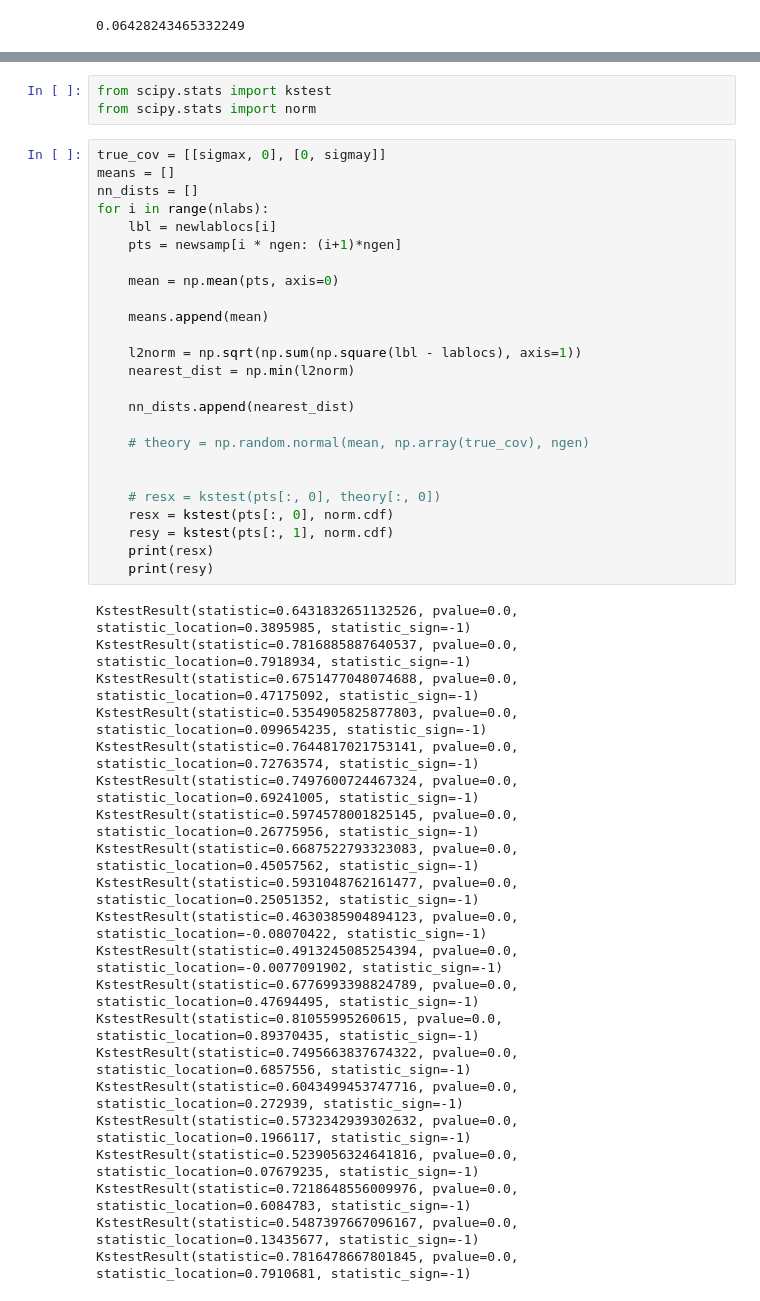
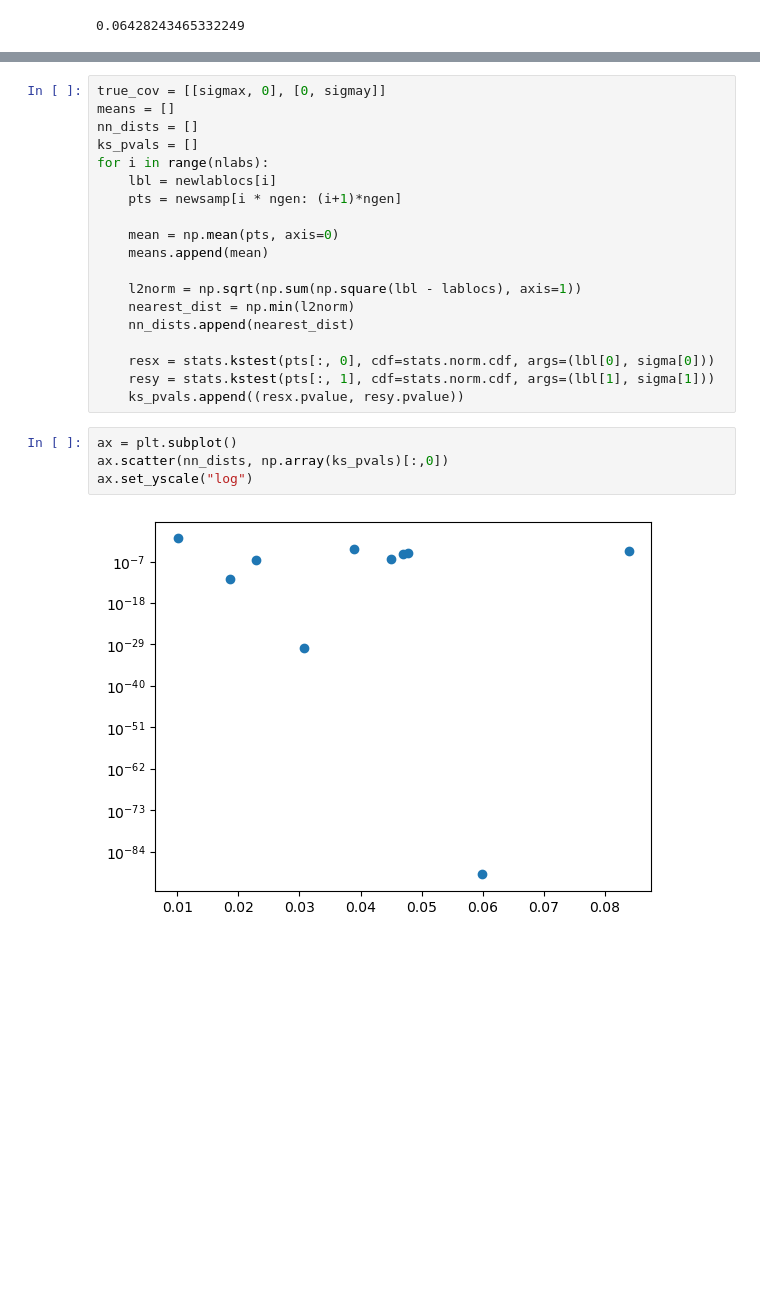
Before and after one commit to asatk/flows_pseudoaxions, a Jupyter notebook: gaus-test.ipynb, the cells around one changed output, grey strips where cells are left out. Drawn from its saved outputs; the diff is of its cells as text; blank space fills up the shorter version.

Commit message:
some stat analysis w/ gaus grid

```diff
--- a/gaus-test.ipynb
+++ b/gaus-test.ipynb
@@ -196,49 +197,25 @@ for i in range(nlabs):
-# %%
-from scipy.stats import kstest
-from scipy.stats import norm
 # %%
 true_cov = [[sigmax, 0], [0, sigmay]]
 means = []
 nn_dists = []
+ks_pvals = []
 for i in range(nlabs):
     lbl = newlablocs[i]
     pts = newsamp[i * ngen: (i+1)*ngen]
 
     mean = np.mean(pts, axis=0)
-
     means.append(mean)
 
     l2norm = np.sqrt(np.sum(np.square(lbl - lablocs), axis=1))
     nearest_dist = np.min(l2norm)
-
     nn_dists.append(nearest_dist)
 
-    # theory = np.random.normal(mean, np.array(true_cov), ngen)
-
-
-    # resx = kstest(pts[:, 0], theory[:, 0])
-    resx = kstest(pts[:, 0], norm.cdf)
-    resy = kstest(pts[:, 1], norm.cdf)
-    print(resx)
-    print(resy)
+    resx = stats.kstest(pts[:, 0], cdf=stats.norm.cdf, args=(lbl[0], sigma[0]))
+    resy = stats.kstest(pts[:, 1], cdf=stats.norm.cdf, args=(lbl[1], sigma[1]))
+    ks_pvals.append((resx.pvalue, resy.pvalue))
-# %% [output]
-KstestResult(statistic=0.6431832651132526, pvalue=0.0, statistic_location=0.3895985, statistic_sign=-1)
-KstestResult(statistic=0.7816885887640537, pvalue=0.0, statistic_location=0.7918934, statistic_sign=-1)
-KstestResult(statistic=0.6751477048074688, pvalue=0.0, statistic_location=0.47175092, statistic_sign=-1)
-KstestResult(statistic=0.5354905825877803, pvalue=0.0, statistic_location=0.099654235, statistic_sign=-1)
-KstestResult(statistic=0.7644817021753141, pvalue=0.0, statistic_location=0.72763574, statistic_sign=-1)
-KstestResult(statistic=0.7497600724467324, pvalue=0.0, statistic_location=0.69241005, statistic_sign=-1)
-KstestResult(statistic=0.5974578001825145, pvalue=0.0, statistic_location=0.26775956, statistic_sign=-1)
-KstestResult(statistic=0.6687522793323083, pvalue=0.0, statistic_location=0.45057562, statistic_sign=-1)
-KstestResult(statistic=0.5931048762161477, pvalue=0.0, statistic_location=0.25051352, statistic_sign=-1)
-KstestResult(statistic=0.4630385904894123, pvalue=0.0, statistic_location=-0.08070422, statistic_sign=-1)
-KstestResult(statistic=0.4913245085254394, pvalue=0.0, statistic_location=-0.0077091902, statistic_sign=-1)
-KstestResult(statistic=0.6776993398824789, pvalue=0.0, statistic_location=0.47694495, statistic_sign=-1)
-KstestResult(statistic=0.81055995260615, pvalue=0.0, statistic_location=0.89370435, statistic_sign=-1)
-KstestResult(statistic=0.7495663837674322, pvalue=0.0, statistic_location=0.6857556, statistic_sign=-1)
-KstestResult(statistic=0.6043499453747716, pvalue=0.0, statistic_location=0.272939, statistic_sign=-1)
-KstestResult(statistic=0.5732342939302632, pvalue=0.0, statistic_location=0.1966117, statistic_sign=-1)
-KstestResult(statistic=0.5239056324641816, pvalue=0.0, statistic_location=0.07679235, statistic_sign=-1)
-KstestResult(statistic=0.7218648556009976, pvalue=0.0, statistic_location=0.6084783, statistic_sign=-1)
-KstestResult(statistic=0.5487397667096167, pvalue=0.0, statistic_location=0.13435677, statistic_sign=-1)
-KstestResult(statistic=0.7816478667801845, pvalue=0.0, statistic_location=0.7910681, statistic_sign=-1)
+# %%
+ax = plt.subplot()
+ax.scatter(nn_dists, np.array(ks_pvals)[:,0])
+ax.set_yscale("log")
+# %% [output]
+[figure, added]
```
Also changed, not shown: parts of 5 cells of this notebook, 2 other files.
